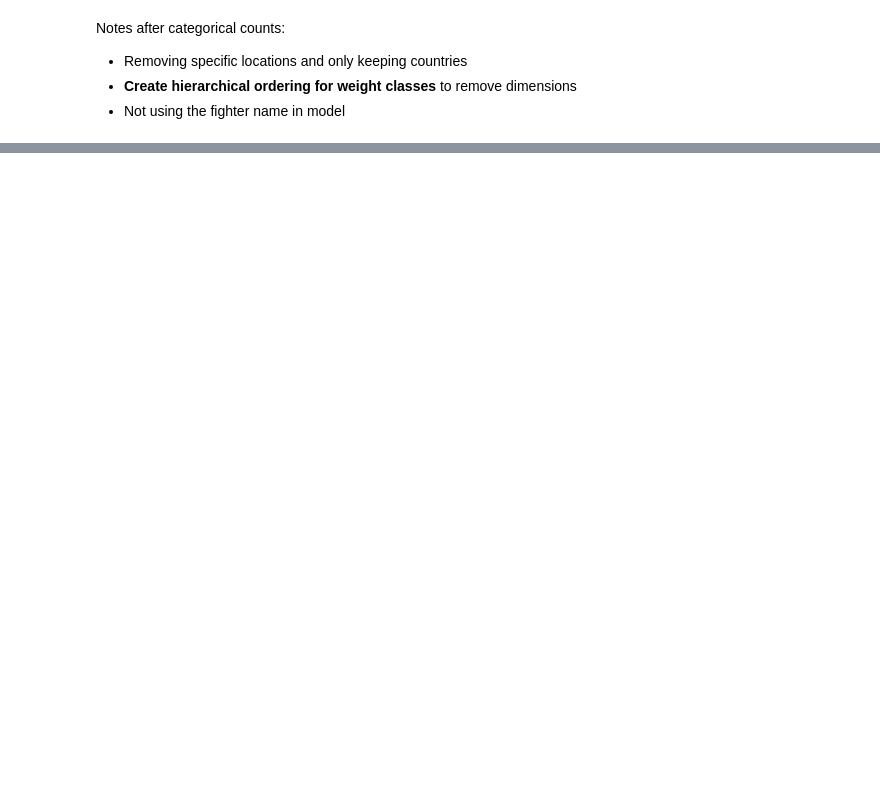
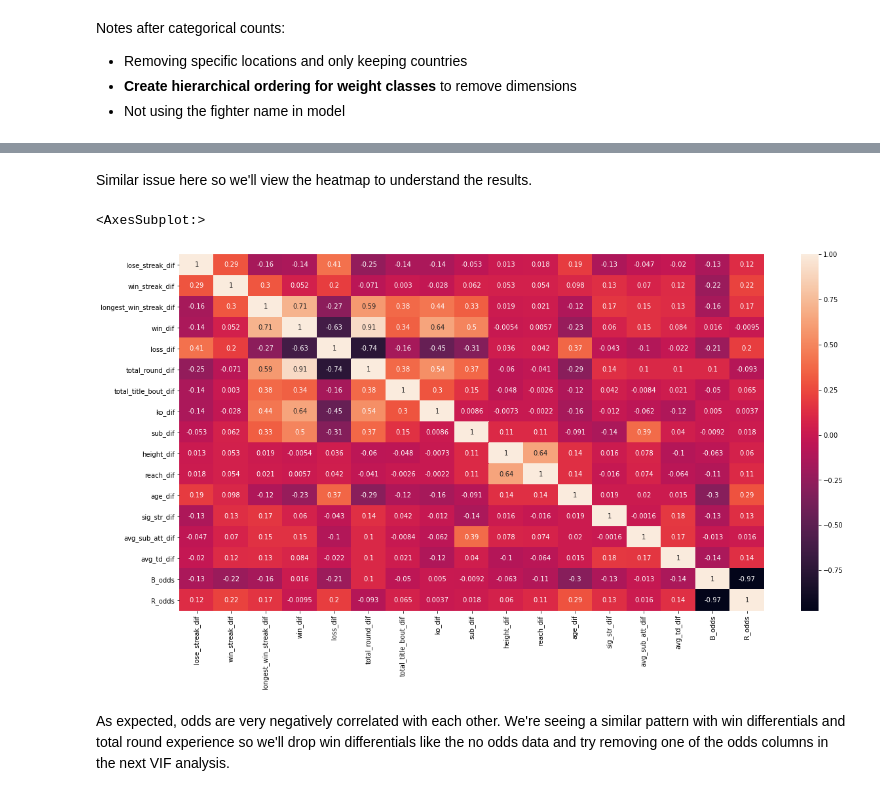
Before and after one commit to jpz129/ufc_bets, a Jupyter notebook: mma-bets/notebooks/1-exploration.ipynb, the cells around one changed output, grey strips where cells are left out. Drawn from its saved outputs; the diff is of its cells as text; code cells hidden in the pictures; blank space fills up the shorter version.

```diff
--- a/mma-bets/notebooks/1-exploration.ipynb
+++ b/mma-bets/notebooks/1-exploration.ipynb
@@ -214,0 +401,10 @@ Notes after categorical counts:
+# %% [markdown]
+Similar issue here so we'll view the heatmap to understand the results.
+# %%
+plt.figure(figsize=(20,10))
+sns.heatmap(ufc_wo.corr(), annot=True)
+# %% [output]
+<AxesSubplot:>
+[figure, added]
+# %% [markdown]
+As expected, odds are very negatively correlated with each other.  We're seeing a similar pattern with win differentials and total round experience so we'll drop win differentials like the no odds data and try removing one of the odds columns in the next VIF analysis.
```
Also changed, not shown: parts of 32 cells of this notebook.
